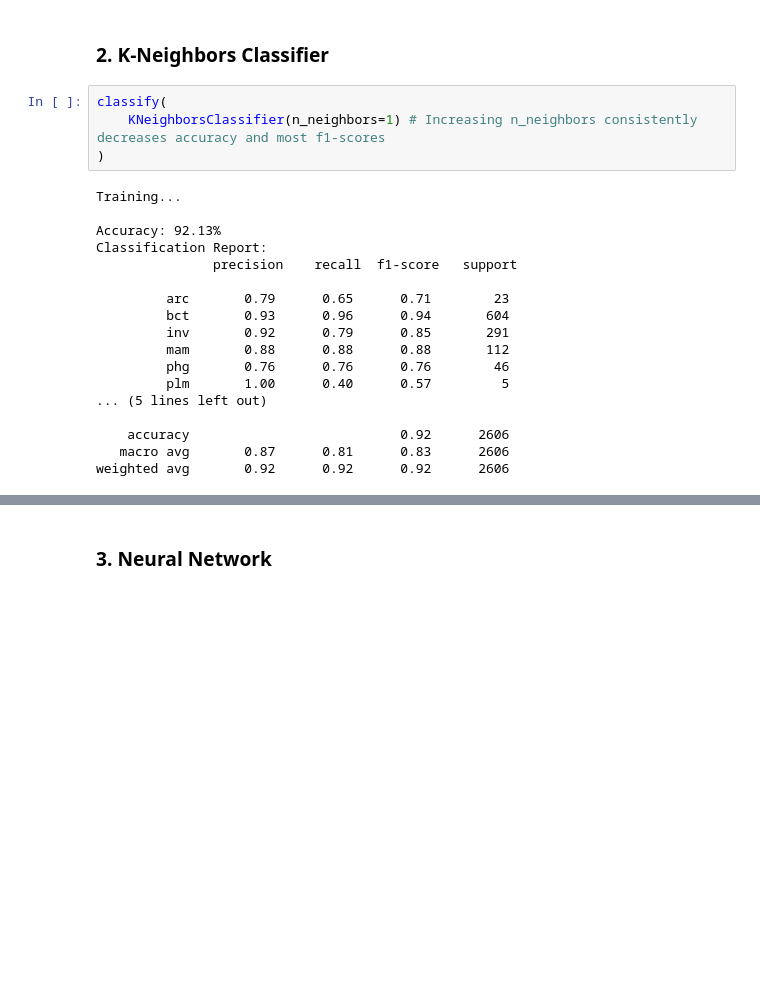
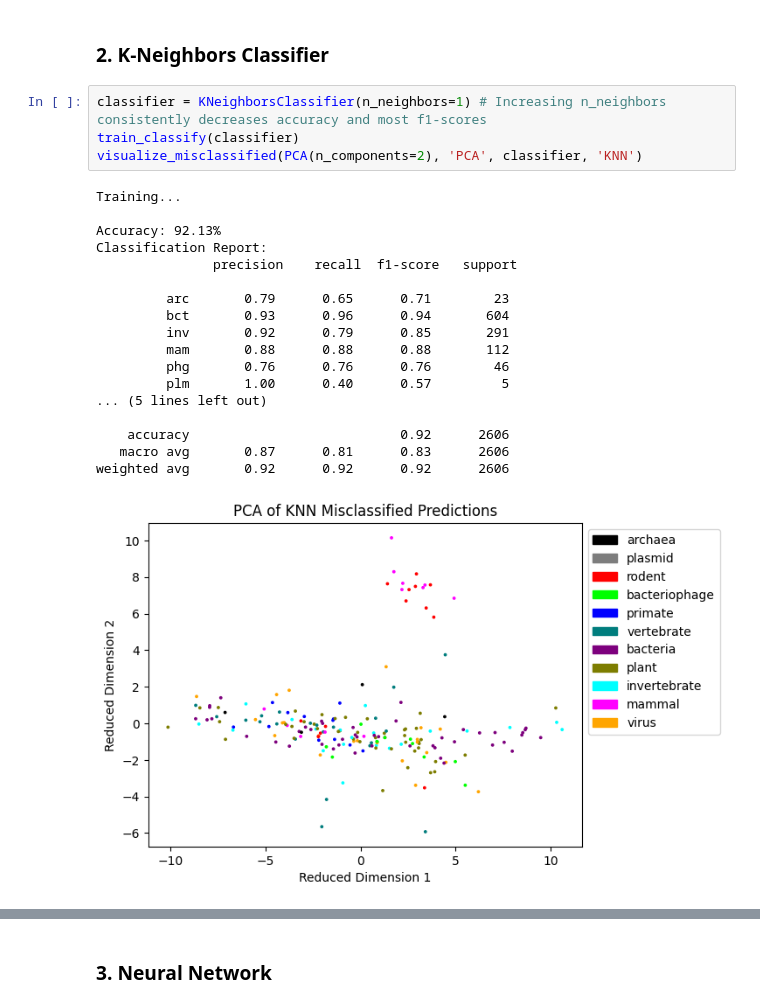
Before and after one commit to Viktor-Butkovich/AIvengers, a Jupyter notebook: main.ipynb, the cells around one changed output, grey strips where cells are left out. Drawn from its saved outputs; the diff is of its cells as text; blank space fills up the shorter version.

```diff
--- a/main.ipynb
+++ b/main.ipynb
@@ -144,24 +165,25 @@ weighted avg       0.89      0.89      0.88      2606
 # %% [markdown]
 ### 2. K-Neighbors Classifier
 # %%
-classify(
-    KNeighborsClassifier(n_neighbors=1) # Increasing n_neighbors consistently decreases accuracy and most f1-scores
-)
+classifier = KNeighborsClassifier(n_neighbors=1) # Increasing n_neighbors consistently decreases accuracy and most f1-scores
+train_classify(classifier)
+visualize_misclassified(PCA(n_components=2), 'PCA', classifier, 'KNN')
 # %% [output]
 Training...
 
 Accuracy: 92.13%
 Classification Report:
                precision    recall  f1-score   support
 
          arc       0.79      0.65      0.71        23
          bct       0.93      0.96      0.94       604
          inv       0.92      0.79      0.85       291
          mam       0.88      0.88      0.88       112
          phg       0.76      0.76      0.76        46
          plm       1.00      0.40      0.57         5
 ... (5 lines left out)
 
     accuracy                           0.92      2606
    macro avg       0.87      0.81      0.83      2606
 weighted avg       0.92      0.92      0.92      2606
+[figure, added]
```
Also changed, not shown: parts of 9 cells of this notebook.
